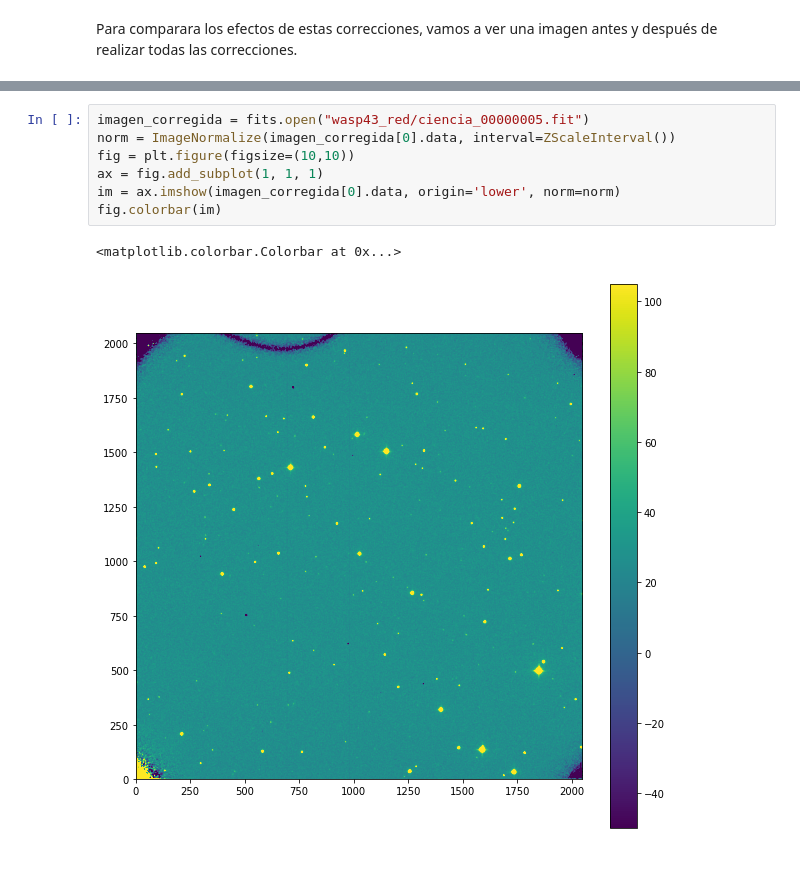
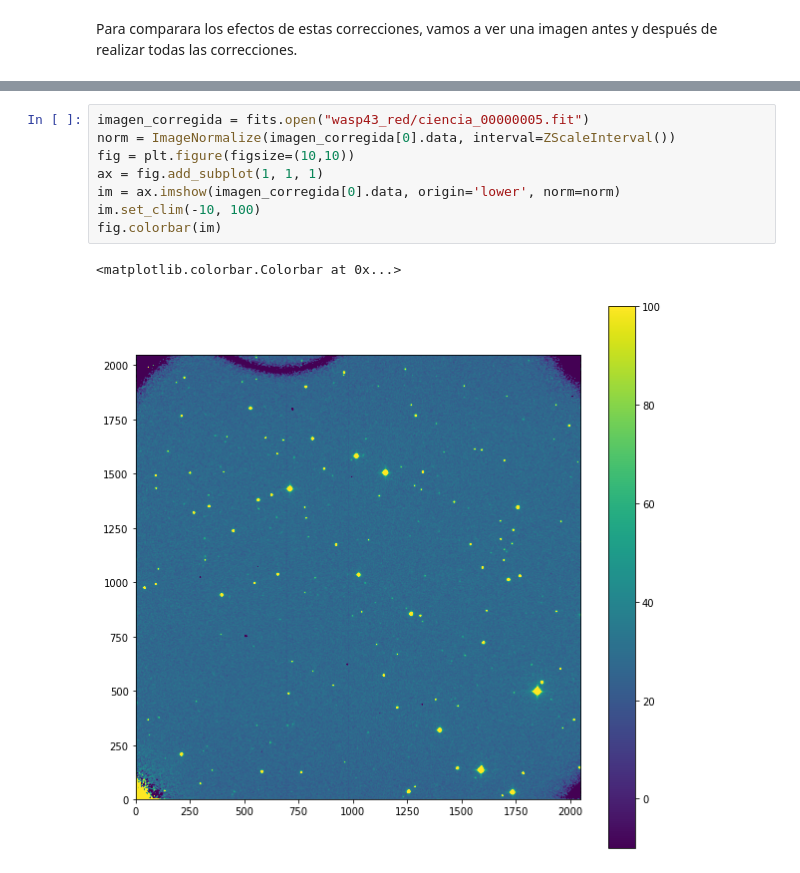
Before and after one commit to tanaxer01/DHA1001_Transito, a Jupyter notebook: Ejemplo WASP43.ipynb, the cells around one changed output, grey strips where cells are left out. Saved outputs shown, nothing was run; the diff lists cells and outputs as text.

```diff
--- a/Ejemplo WASP43.ipynb
+++ b/Ejemplo WASP43.ipynb
@@ -165,10 +163,11 @@ fig.colorbar(im)
 # %%
 imagen_corregida = fits.open("wasp43_red/ciencia_00000005.fit")
 norm = ImageNormalize(imagen_corregida[0].data, interval=ZScaleInterval())
 fig = plt.figure(figsize=(10,10))
 ax = fig.add_subplot(1, 1, 1)
 im = ax.imshow(imagen_corregida[0].data, origin='lower', norm=norm)
+im.set_clim(-10, 100)
 fig.colorbar(im)
 # %% [output]
 <matplotlib.colorbar.Colorbar at 0x...>
-[figure, old version]
+[figure, new version]
```
Also changed, not shown: parts of 17 cells of this notebook.
